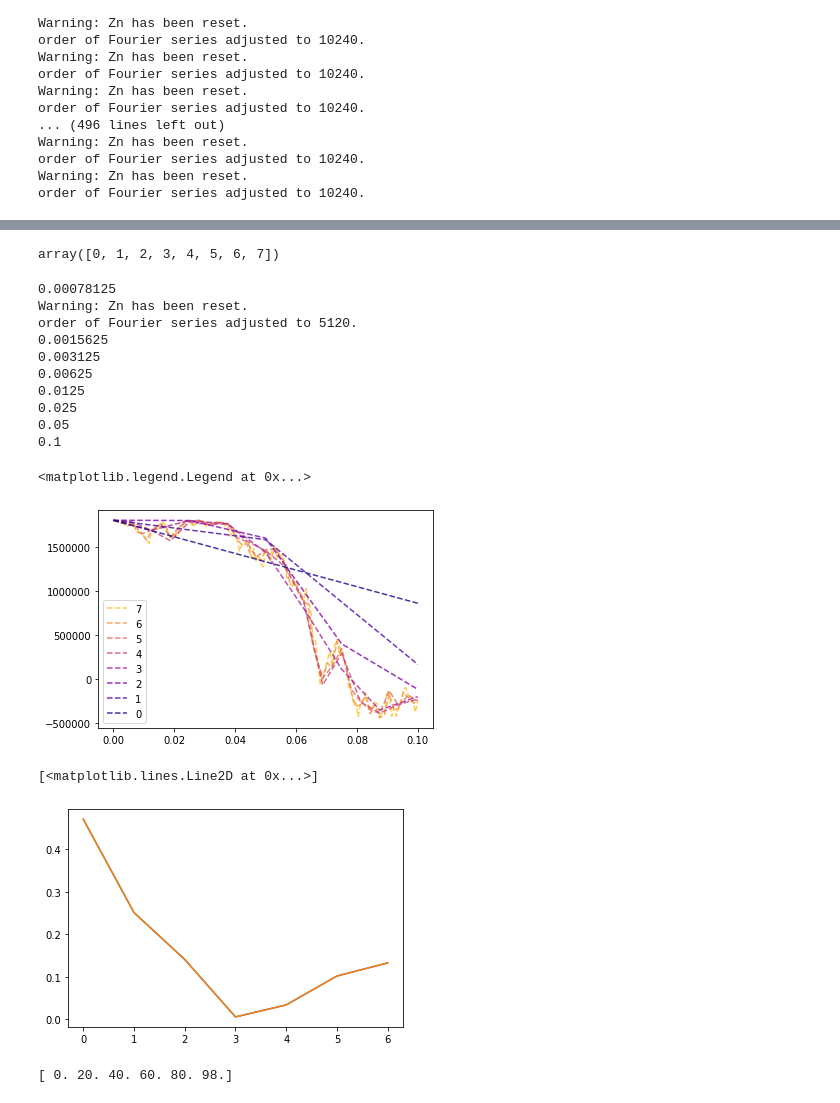
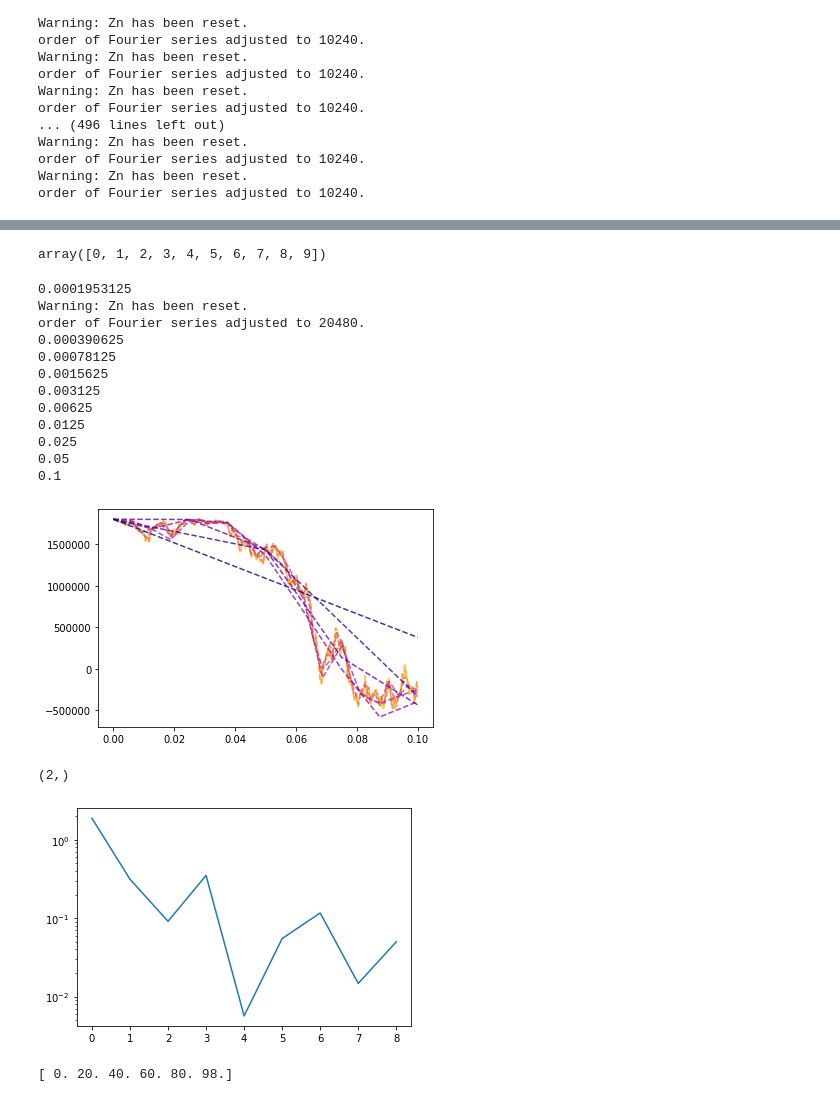
Before and after one commit to lauraxinzhang/CoulombCollisions, a Jupyter notebook: Convergence.ipynb, the cells around one changed output, grey strips where cells are left out. Saved outputs shown, nothing was run; the diff lists cells and outputs as text; code cells hidden in the pictures.

```diff
--- a/Convergence.ipynb
+++ b/Convergence.ipynb
@@ -70,52 +70,58 @@ plt.legend()
 # %%
 test = Coulomb(QE, QE, MI, MI, 200, 1E19, False, False, True)
-num = 8
+num = 10
 tTot = 0.1
 # %%
 vcomp = 0
 # %%
 np.arange(num)
 # %% [output]
-array([0, 1, 2, 3, 4, 5, 6, 7])
+array([0, 1, 2, 3, 4, 5, 6, 7, 8, 9])
 # %%
 fig, ax = plt.subplots()
 # timesteps = 2**np.array(range(num))
 timesteps = np.array(range(num))
 timesteps = timesteps / (np.max(timesteps)*1.15)
 colors = pylab.cm.plasma(timesteps)
 
 end = np.zeros(num)
 lList = np.arange(num)
 test.fixedWiener(tTot, seed = 8)
 for l in np.flip(lList):
     dt = tTot / (2**l)
     print(dt)
     time, hist = test.beam_MEM(17000, 1, dt, tTot, 10**(num+1),
-                               1, True)
+                               5, True)
     ax.plot(time, hist[:, 0, vcomp], '--',
             alpha = 0.8, color = colors[l], label = l)
     end[l] = hist[-1, 0, vcomp]
-plt.legend()
+# plt.legend()
 # %% [output]
+0.0001953125
+Warning: Zn has been reset.
+order of Fourier series adjusted to 20480.
+0.000390625
 0.00078125
-Warning: Zn has been reset.
-order of Fourier series adjusted to 5120.
 0.0015625
 0.003125
 0.00625
 0.0125
 0.025
 0.05
 0.1
-<matplotlib.legend.Legend at 0x...>
-[figure, old version]
+[figure, new version]
+# %%
+time.shape
+# %% [output]
+(2,)
 # %%
 diff = end[1:] - end[:-1]
-plt.plot(np.abs(diff)/end[:-1])
-plt.plot(np.abs(np.diff(end))/end[:-1])
+plt.plot(np.abs(diff/end[:-1]))
+plt.yscale('log')
+# plt.xscale('log')
+# plt.plot(np.abs(np.diff(end))/end[:-1])
 # %% [output]
-[<matplotlib.lines.Line2D at 0x...>]
-[figure, old version]
+[figure, new version]
 # %%
 test = Coulomb(-1*QE, QE, ME, MI, 200, 1E19, False, False, True)
 test.fixedWiener(tTot, seed = 8)
```
Also changed, not shown: parts of 4 cells of this notebook, 3 other files.
